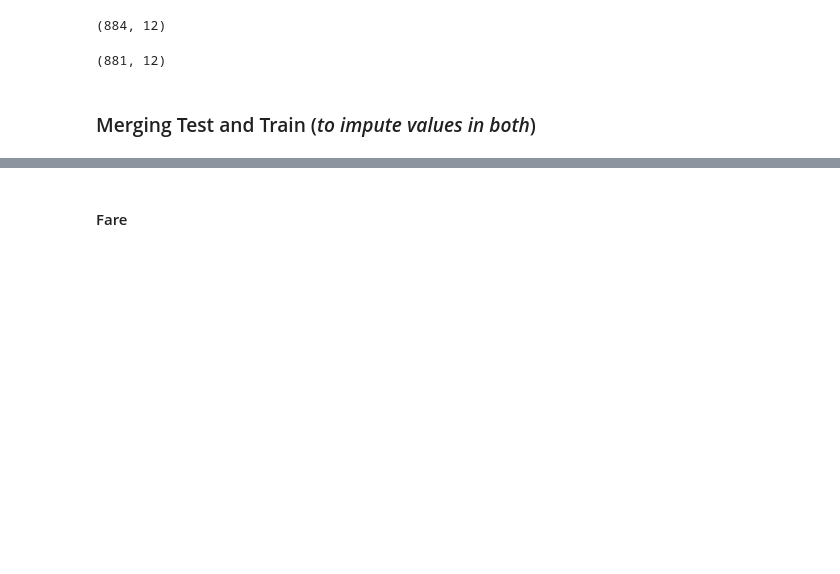
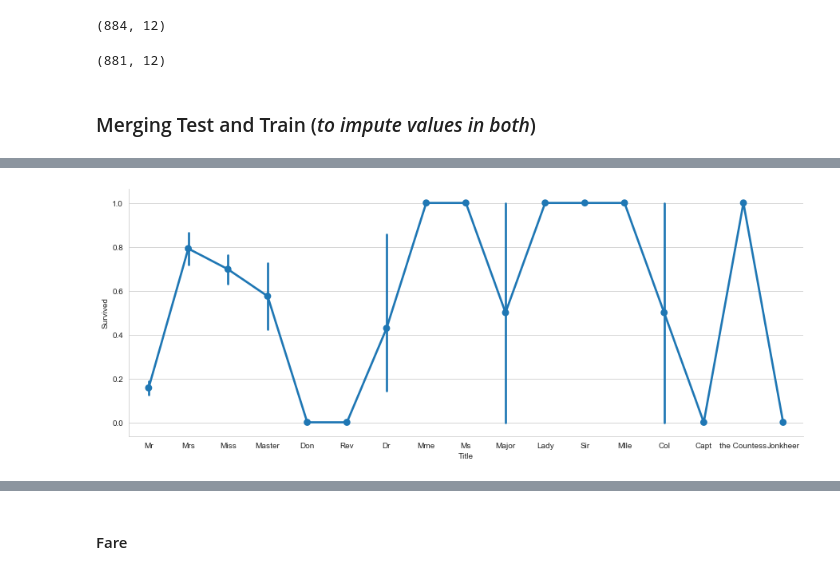
Before and after one commit to do2blehelix/kaggle, a Jupyter notebook: titanic/Pytanic.ipynb, the cells around one changed output, grey strips where cells are left out. Drawn from its saved outputs; the diff is of its cells as text; code cells hidden in the pictures; blank space fills up the shorter version.

```diff
--- a/titanic/Pytanic.ipynb
+++ b/titanic/Pytanic.ipynb
@@ -269,0 +283,4 @@ dtype: int64
+# %%
+sns.catplot('Title','Survived', data=df[df.index.isin(df_train.index)], kind='point', aspect = 2.5);
+# %% [output]
+[figure, added]
```
Also changed, not shown: parts of 138 cells of this notebook, 5 other files.
